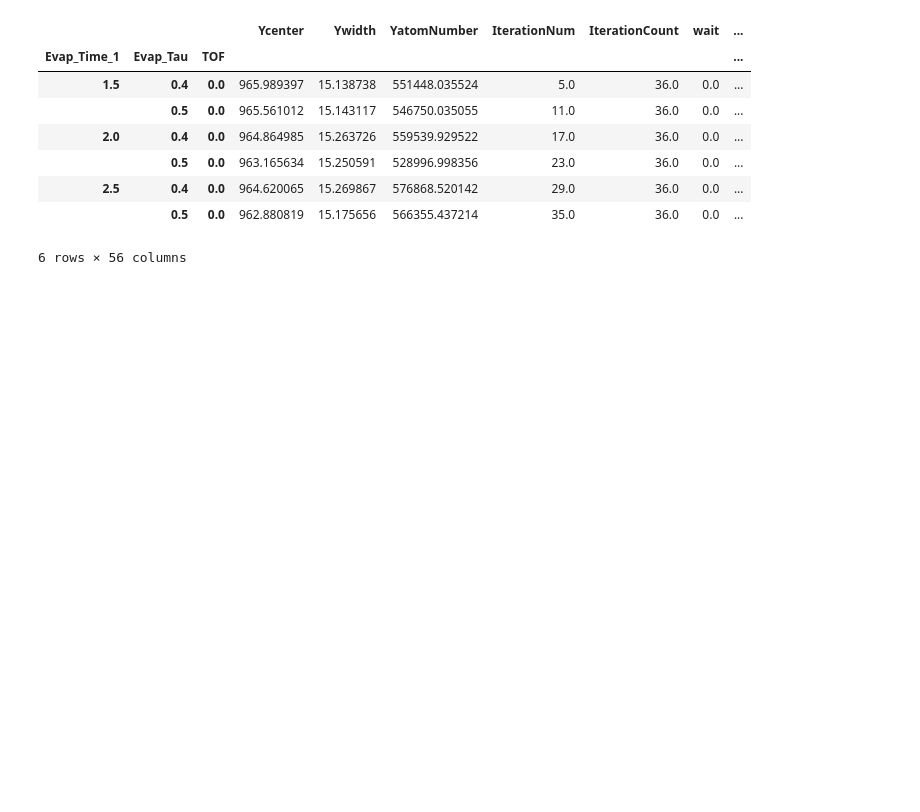
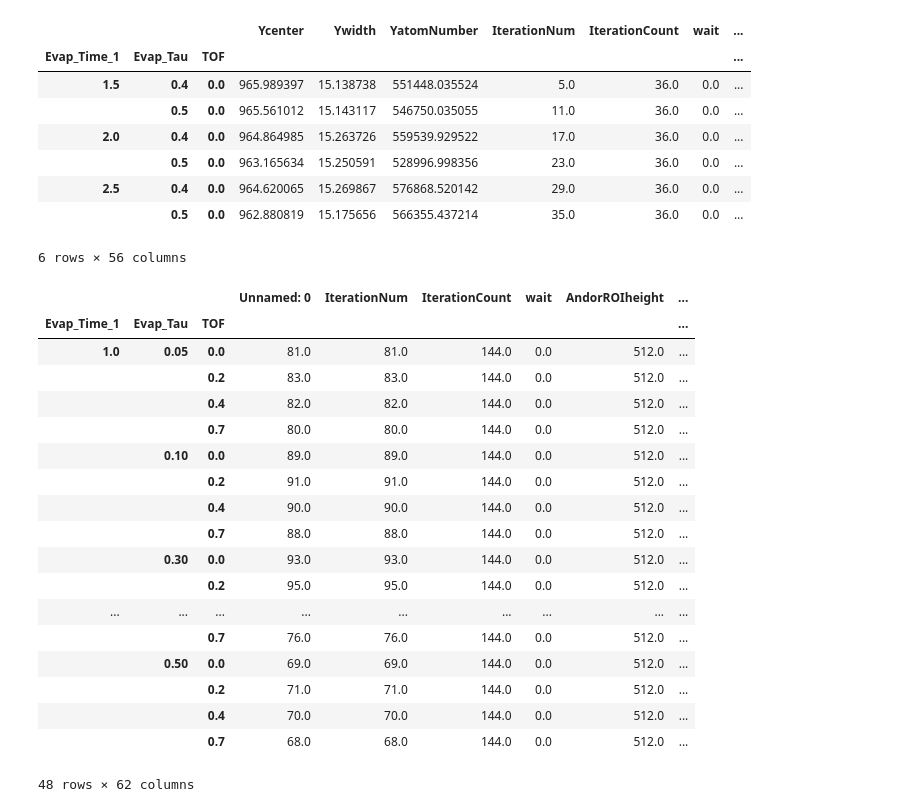
Before and after one commit to insommer/AnalysisCode, a Jupyter notebook: Coding Test/Pandas Test.ipynb, the cells around one changed output. Drawn from its saved outputs; the diff is of its cells as text; code cells hidden in the pictures; blank space fills up the shorter version.

```diff
--- a/Coding Test/Pandas Test.ipynb
+++ b/Coding Test/Pandas Test.ipynb
@@ -164,3 +182,25 @@ constants.h**3 / (2 * np.pi * 9.9883414e-27 * constants.k * T)**1.5
 | 2.5 | 0.4 | 0.0 | 964.620065 | 15.269867 | 576868.520142 | 29.0 | 36.0 | 0.0 | ... |
 |  | 0.5 | 0.0 | 962.880819 | 15.175656 | 566355.437214 | 35.0 | 36.0 | 0.0 | ... |
 6 rows × 56 columns
+# %%
+df.groupby(['Evap_Time_1', 'Evap_Tau', 'TOF']).mean()
+# %% [output]
+|  |  |  | Unnamed: 0 | IterationNum | IterationCount | wait | AndorROIheight | ... |
+| Evap_Time_1 | Evap_Tau | TOF |  |  |  |  |  | ... |
+| 1.0 | 0.05 | 0.0 | 81.0 | 81.0 | 144.0 | 0.0 | 512.0 | ... |
+|  |  | 0.2 | 83.0 | 83.0 | 144.0 | 0.0 | 512.0 | ... |
+|  |  | 0.4 | 82.0 | 82.0 | 144.0 | 0.0 | 512.0 | ... |
+|  |  | 0.7 | 80.0 | 80.0 | 144.0 | 0.0 | 512.0 | ... |
+|  | 0.10 | 0.0 | 89.0 | 89.0 | 144.0 | 0.0 | 512.0 | ... |
+|  |  | 0.2 | 91.0 | 91.0 | 144.0 | 0.0 | 512.0 | ... |
+|  |  | 0.4 | 90.0 | 90.0 | 144.0 | 0.0 | 512.0 | ... |
+|  |  | 0.7 | 88.0 | 88.0 | 144.0 | 0.0 | 512.0 | ... |
+|  | 0.30 | 0.0 | 93.0 | 93.0 | 144.0 | 0.0 | 512.0 | ... |
+|  |  | 0.2 | 95.0 | 95.0 | 144.0 | 0.0 | 512.0 | ... |
+| ... | ... | ... | ... | ... | ... | ... | ... | ... |
+|  |  | 0.7 | 76.0 | 76.0 | 144.0 | 0.0 | 512.0 | ... |
+|  | 0.50 | 0.0 | 69.0 | 69.0 | 144.0 | 0.0 | 512.0 | ... |
+|  |  | 0.2 | 71.0 | 71.0 | 144.0 | 0.0 | 512.0 | ... |
+|  |  | 0.4 | 70.0 | 70.0 | 144.0 | 0.0 | 512.0 | ... |
+|  |  | 0.7 | 68.0 | 68.0 | 144.0 | 0.0 | 512.0 | ... |
+48 rows × 62 columns
```
Also changed, not shown: parts of 7 cells of this notebook, 2 other files.
